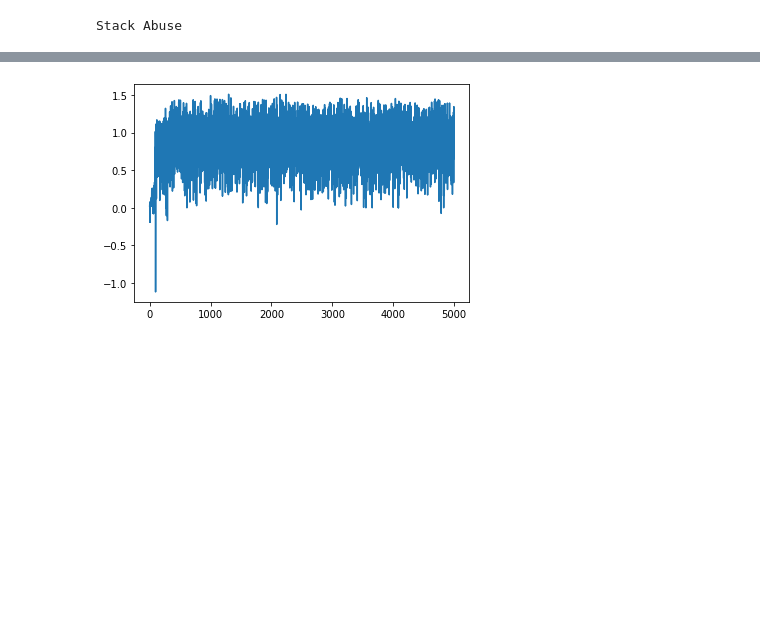
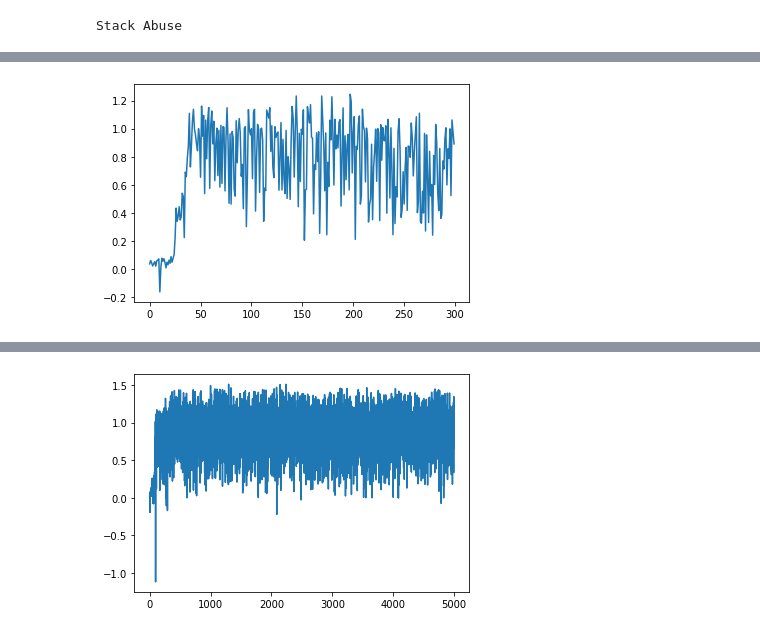
Before and after one commit to JoDeMiro/SACI2022, a Jupyter notebook: Driver.ipynb, the cells around one changed output, grey strips where cells are left out. Saved outputs shown, nothing was run; the diff lists cells and outputs as text; code cells hidden in the pictures; blank space fills up the shorter version.

```diff
--- a/Driver.ipynb
+++ b/Driver.ipynb
@@ -279,0 +309,5 @@ generation_best_score = [float(i) for i in lst]        # <-- list(str) -> list(f
+# %%
+plt.plot(generation_best_score)
+plt.show()
+# %% [output]
+[figure, added]
```
Also changed, not shown: parts of 11 cells of this notebook.
